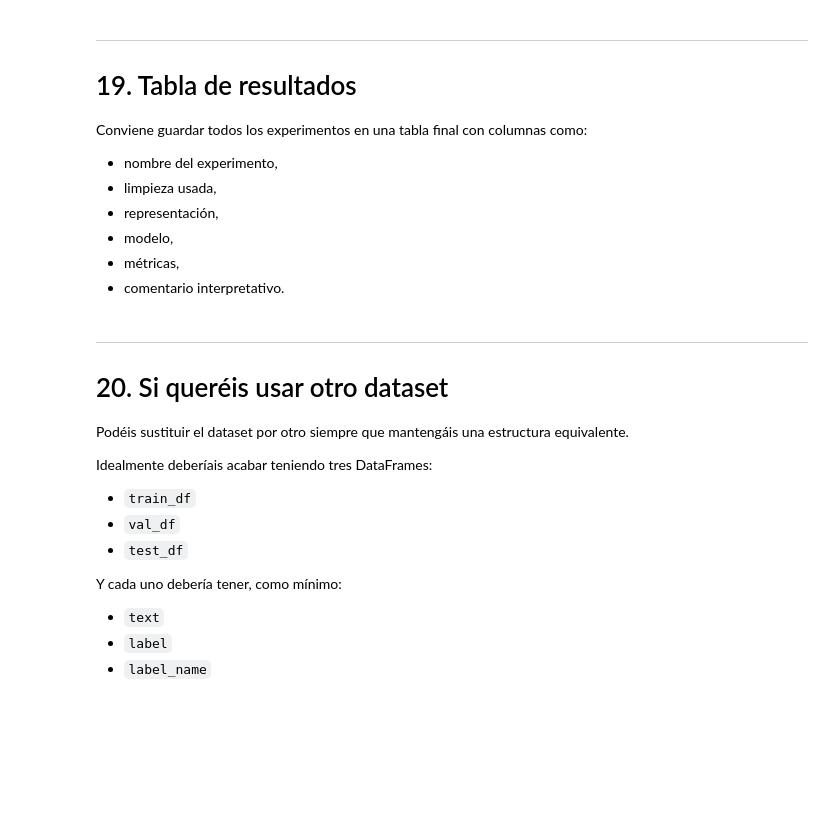
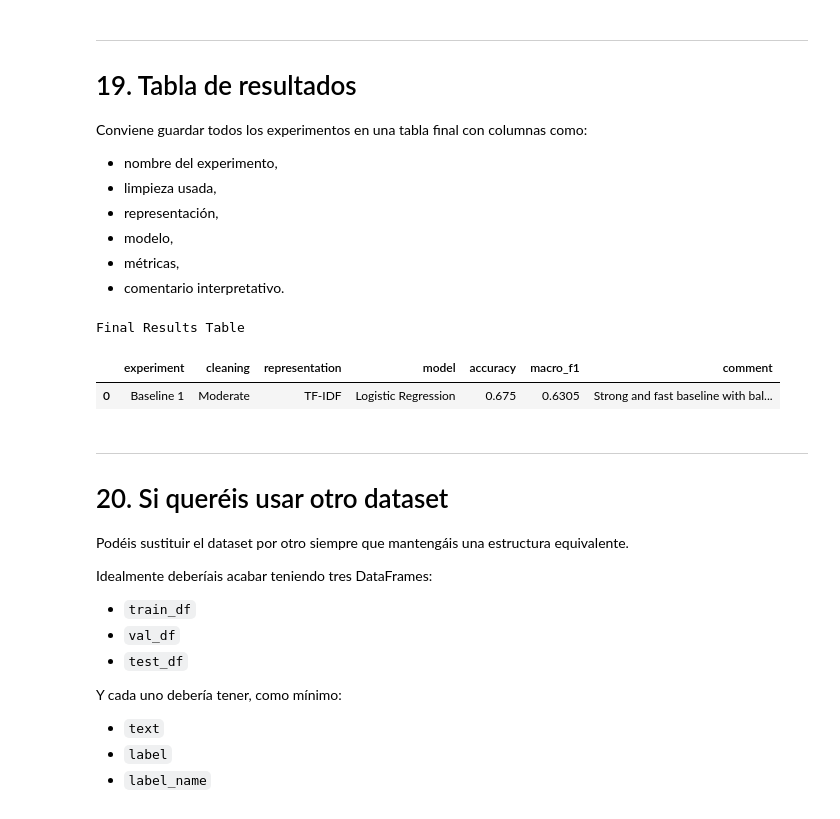
Before and after one commit to Maria-2703/NLP-Project, a Jupyter notebook: starter_practica_texto_redes_sociales.ipynb, the cells around one changed output. Cells and saved outputs as stored; diff of their text form; code cells hidden in the pictures; blank space fills up the shorter version.

```diff
--- a/starter_practica_texto_redes_sociales.ipynb
+++ b/starter_practica_texto_redes_sociales.ipynb
@@ -774,6 +779,50 @@ Conviene guardar todos los experimentos en una tabla final con columnas como:
 - modelo,
 - métricas,
 - comentario interpretativo.
+# %%
+results = []
+
+# experiment results
+def add_result(
+    experiment,
+    cleaning,
+    representation,
+    model,
+    accuracy,
+    macro_f1,
+    comment,
+):
+    results.append({
+        "experiment": experiment,
+        "cleaning": cleaning,
+        "representation": representation,
+        "model": model,
+        "accuracy": round(accuracy, 4),
+        "macro_f1": round(macro_f1, 4),
+        "comment": comment,
+    })
+
+
+# Baseline results
+add_result(
+    experiment="Baseline 1",
+    cleaning="Moderate",
+    representation="TF-IDF",
+    model="Logistic Regression",
+    accuracy=acc_base,
+    macro_f1=f1_base,
+    comment="Strong and fast baseline with balanced performance.",
+)
+
+# final df
+results_df = pd.DataFrame(results)
+
+print("Final Results Table")
+display(results_df.sort_values(by="macro_f1", ascending=False))
+# %% [output]
+Final Results Table
+|  | experiment | cleaning | representation | model | accuracy | macro_f1 | comment |
+| 0 | Baseline 1 | Moderate | TF-IDF | Logistic Regression | 0.675 | 0.6305 | Strong and fast baseline with bal... |
 # %% [markdown]
 ---
 
```
Also changed, not shown: parts of 15 cells of this notebook.
